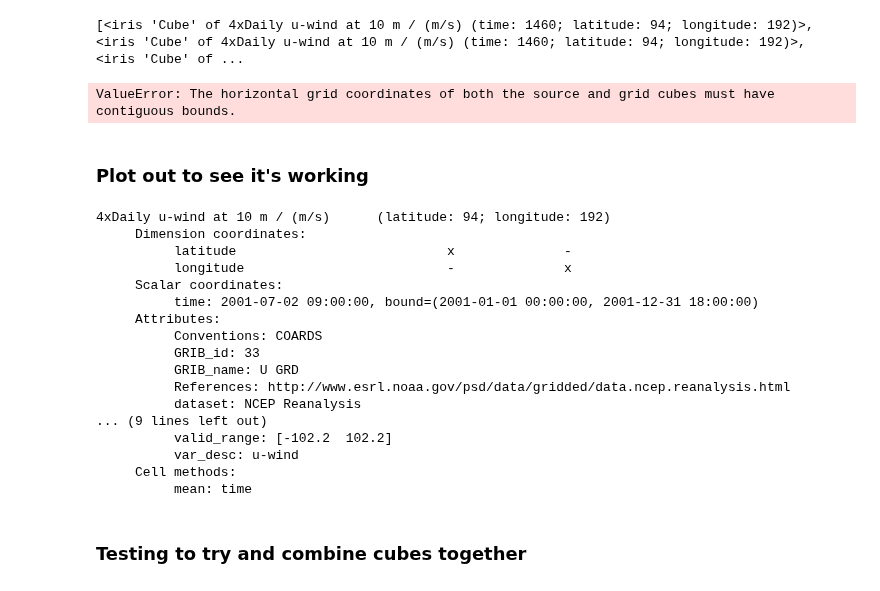
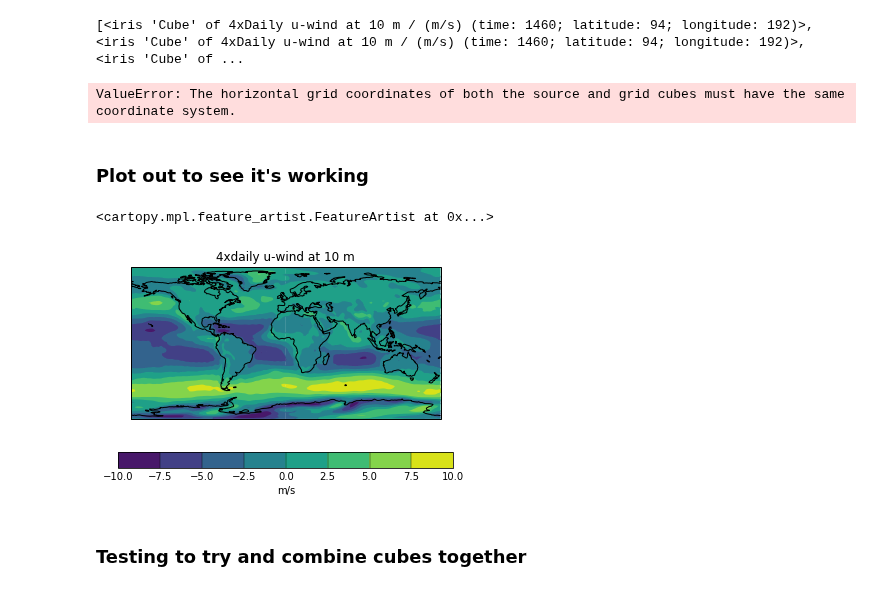
Before and after one commit to douglask3/amazon_fires, a Jupyter notebook: make_inputs/cal_wnd_spd.ipynb, the cells around one changed output. Drawn from its saved outputs; the diff is of its cells as text; code cells hidden in the pictures.

Commit message:
New script to try out u wind coord system

```diff
--- a/make_inputs/cal_wnd_spd.ipynb
+++ b/make_inputs/cal_wnd_spd.ipynb
@@ -57,7 +57,7 @@ print(u_files[0] + v_files[0])
 path_mask = '../data/climate/'
 file_mask = 'climate_mask.nc'
 
-mask1 = iris.load_cube(path_mask + file_mask)
+mask = iris.load_cube(path_mask + file_mask)
 # mask = mask.collapsed('time', iris.analysis.MEAN)
 # %% [markdown]
 ### Load in u and v files into separate cubelists
@@ -81,41 +81,36 @@ u_cube_list = iris.cube.CubeList(uList)
 #     vList.append(df)
 # %% [output]
 [<iris 'Cube' of 4xDaily u-wind at 10 m / (m/s) (time: 1460; latitude: 94; longitude: 192)>, <iris 'Cube' of 4xDaily u-wind at 10 m / (m/s) (time: 1460; latitude: 94; longitude: 192)>, <iris 'Cube' of ...
-# %%
-
-
-dat1_regrid = u_cube_list[1].regrid(mask1, iris.analysis.AreaWeighted())
-# %% [output]
-ValueError: The horizontal grid coordinates of both the source and grid cubes must have contiguous bounds.
+# %%
+try:
+    mask.coord('latitude').guess_bounds()
+    mask.coord('longitude').guess_bounds()
+except:
+    pass
+
+try:
+    u_cube_list[0].add_dim_coord(coord_lat, 1)
+    u_cube_list[0].add_dim_coord(coord_lon, 2)
+except:
+    pass
+try:
+    u_cube_list[0].coord('longitude').guess_bounds()
+    u_cube_list[0].coord('latitude').guess_bounds()
+except:
+    pass
+# Regridding the data
+dat2 = u_cube_list[0].regrid(mask, iris.analysis.AreaWeighted())
+# %% [output]
+ValueError: The horizontal grid coordinates of both the source and grid cubes must have the same coordinate system.
 # %% [markdown]
 ### Plot out to see it's working
 # %%
 dat1 = u_cube_list[0].collapsed('time', iris.analysis.MEAN)
-print(dat1)
-# dat2 = v_cube_list[0].collapsed('time', iris.analysis.MEAN)
-plot_lonely_cube(dat1, cmap = 'gist_heat_r')
-# print(dat1.coord('latitude'))
-
-# qplt.contourf(dat1)
-# plt.gca().coastlines()
+qplt.contourf(dat1)
+plt.gca().coastlines()
 # %% [output]
-4xDaily u-wind at 10 m / (m/s)      (latitude: 94; longitude: 192)
-     Dimension coordinates:
-          latitude                           x              -
-          longitude                          -              x
-     Scalar coordinates:
-          time: 2001-07-02 09:00:00, bound=(2001-01-01 00:00:00, 2001-12-31 18:00:00)
-     Attributes:
-          Conventions: COARDS
-          GRIB_id: 33
-          GRIB_name: U GRD
-          References: http://www.esrl.noaa.gov/psd/data/gridded/data.ncep.reanalysis.html
-          dataset: NCEP Reanalysis
-... (9 lines left out)
-          valid_range: [-102.2  102.2]
-          var_desc: u-wind
-     Cell methods:
-          mean: time
+<cartopy.mpl.feature_artist.FeatureArtist at 0x...>
+[figure, added]
 # %% [markdown]
 ### Testing to try and combine cubes together
 # %%
```
Also changed, not shown: 1 other file.
